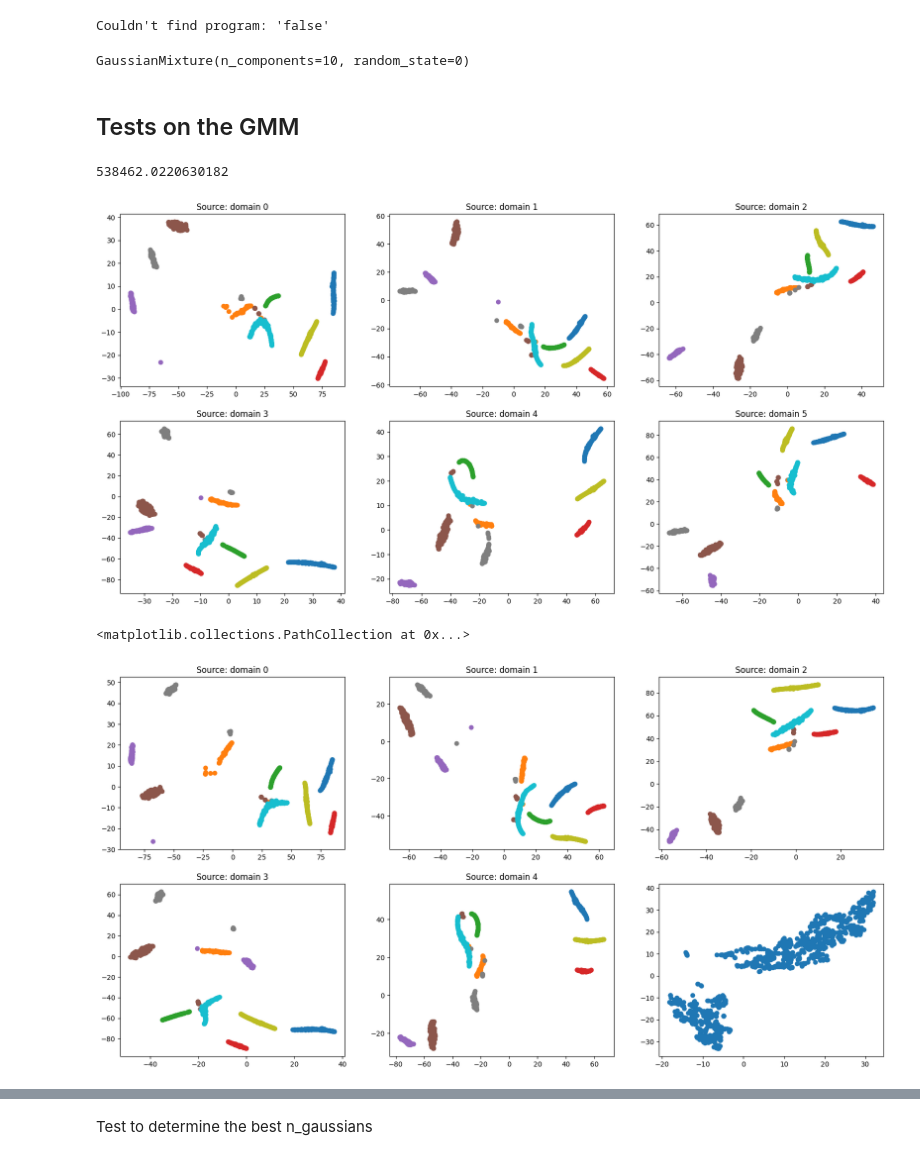
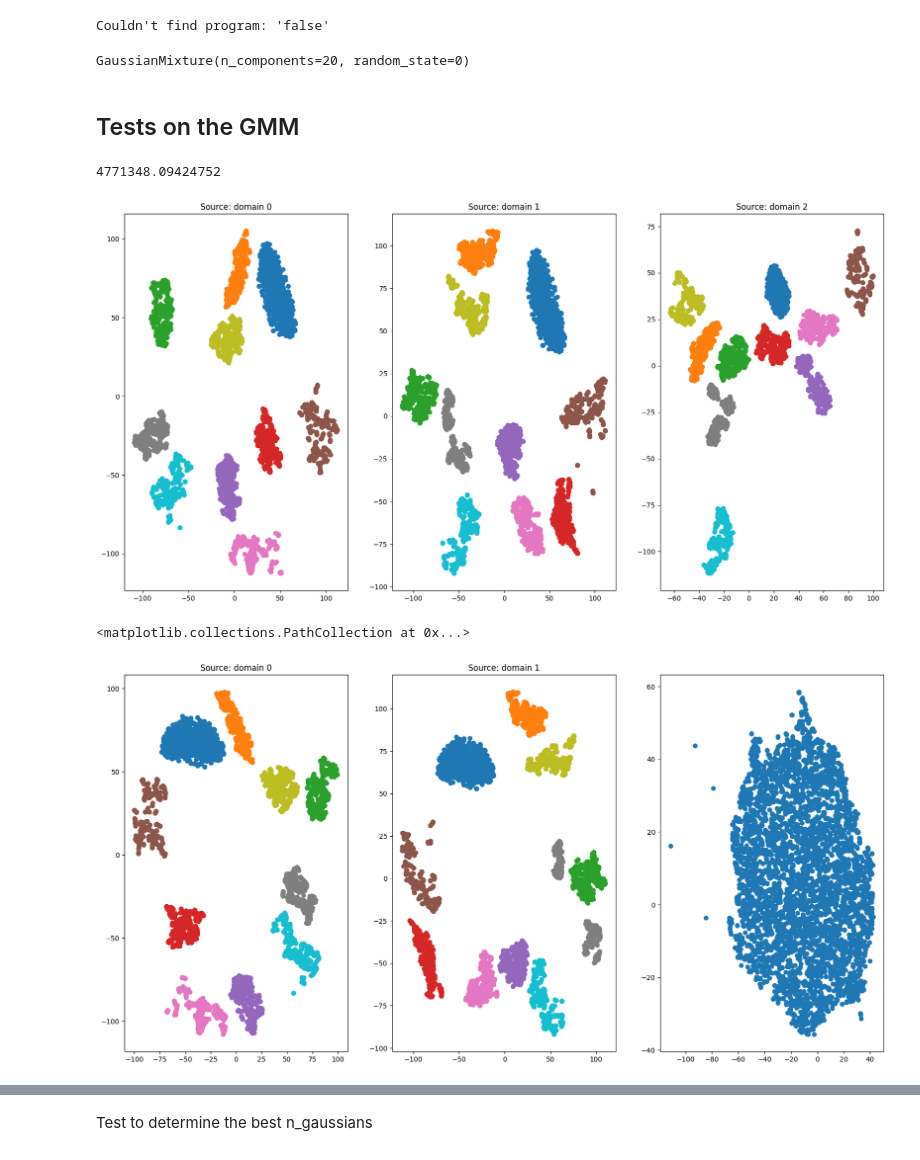
Before and after one commit to Stevan-LS/Online-DaDiL, a Jupyter notebook: PyDiL-main/PyDiL-main/Toy_DaDiL.ipynb, the cells around one changed output, grey strips where cells are left out. Cells and saved outputs as stored; diff of their text form; code cells hidden in the pictures.

Commit message:
Real dataset

```diff
--- a/PyDiL-main/PyDiL-main/Toy_DaDiL.ipynb
+++ b/PyDiL-main/PyDiL-main/Toy_DaDiL.ipynb
@@ -23,6 +25,3 @@ from sklearn.manifold import TSNE
 from sklearn.metrics import accuracy_score
 from sklearn.model_selection import train_test_split
 from sklearn.mixture import GaussianMixture
-# %%
-with open(os.path.join(base_path, 'data', 'crwu', 'features', 'mlp_fts_256_target_{}.pkl'.format(target)), 'rb') as f:
-        dataset = pickle.loads(f.read())
@@ -50,3 +47,32 @@ yt = torch.from_numpy(y[np.where(d == n_domains-1)[0]]).float()
+# %%
+target = 'C'
+with open(os.path.join('data', 'mlp_fts_256_target_{}.pkl'.format(target)), 'rb') as f:
+        dataset = pickle.loads(f.read())
+
+Xs, ys = [], []
+d = None
+keys = list(dataset.keys())
+for i in range(len(keys)-1):
+    features = dataset[keys[i]]['Features']
+    labels = dataset[keys[i]]['Labels'].argmax(dim=1)
+    domain = i*np.ones((features.shape[0], 1))
+    Xs.append(features.float())
+    ys.append(labels.float())
+    if d is None:
+        d = domain
+    else:
+        d = np.concatenate([d, domain], axis=0)
+
+Xt = dataset[target]['fold 0']['Train']['Features'].float()
+yt = dataset[target]['fold 0']['Train']['Labels'].float().argmax(dim=1)
+
+Xt_test = dataset[target]['fold 0']['Test']['Features'].float()
+yt_test = dataset[target]['fold 0']['Test']['Labels'].float().argmax(dim=1)
+d = np.concatenate([d, 2*np.ones((Xt.shape[0], 1))], axis=0)
+
+n_domains = int(np.max(d)) + 1
+n_features = Xt.shape[1]
+n_classes = int(np.max(yt.numpy())) + 1
 # %%
 combined_arrays = list(zip(Xt, yt))
 
@@ -129,11 +157,11 @@ OGMM.get_GMM()
 # %% [output]
 Couldn't find program: 'false'
 # %%
-n_gaussians = 10
+n_gaussians = 20
 sklearn_GMM = GaussianMixture(n_components=n_gaussians, random_state=0)
 sklearn_GMM.fit(Xt)
 # %% [output]
-GaussianMixture(n_components=10, random_state=0)
+GaussianMixture(n_components=20, random_state=0)
 # %% [markdown]
 ## Tests on the GMM
 # %%
@@ -143,7 +171,7 @@ np.sum(OGMM.score_samples(Xt.numpy()))
 # %%
 np.sum(sklearn_GMM.score_samples(Xt))
 # %% [output]
-538462.0220630182
+4771348.09424752
 # %%
 tsne = TSNE(n_components=2)
 proj = tsne.fit_transform(
@@ -152,7 +180,7 @@ proj = tsne.fit_transform(
 names = [f'domain {i}' for i in range(7)]
 target_name = names[-1]
 
-fig, axes = plt.subplots(2, 3, figsize=(20, 10))
+fig, axes = plt.subplots(1, 3, figsize=(20, 10))
 
 markers = ['o', '^', 'P', 'D']
 for k, ax in enumerate(axes.flatten()):
@@ -166,34 +194,34 @@ for k, ax in enumerate(axes.flatten()):
     else:
         ax.set_title(f'Source: {names[k]}')
 # %% [output]
-[figure, old version]
+[figure, new version]
 # %%
 tsne = TSNE(n_components=2)
 proj = tsne.fit_transform(
-    torch.cat(Xs + [OGMM.sample(1000)[0]], dim=0)
+    torch.cat(Xs + [OGMM.sample(8000)[0]], dim=0)
 )
 names = [f'domain {i}' for i in range(7)]
 target_name = names[-1]
 
-fig, axes = plt.subplots(2, 3, figsize=(20, 10))
+fig, axes = plt.subplots(1, 3, figsize=(20, 10))
 
 markers = ['o', '^', 'P', 'D']
 for k, ax in enumerate(axes.flatten()[:-1]):
     ind = np.where(d == k)[0]
     ax.scatter(proj[ind, 0],
                proj[ind, 1],
                c=torch.cat(ys, dim=0)[ind],
                cmap='tab10')
     if names[k] == target_name:
         ax.set_title(f'Target: {names[k]}')
     else:
         ax.set_title(f'Source: {names[k]}')
 ind = np.where(d == n_domains-1)[0]
 axes.flatten()[-1].scatter(proj[ind, 0],
                proj[ind, 1])
 # %% [output]
 <matplotlib.collections.PathCollection at 0x...>
-[figure, old version]
+[figure, new version]
 # %%
 tsne = TSNE(n_components=2)
 proj = tsne.fit_transform(
```
Also changed, not shown: parts of 37 cells of this notebook, 5 other files.
